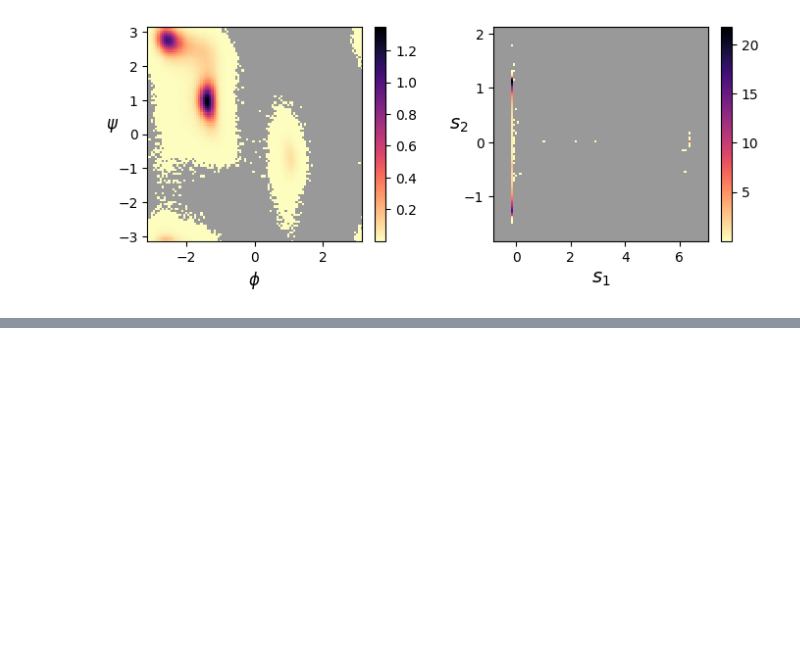
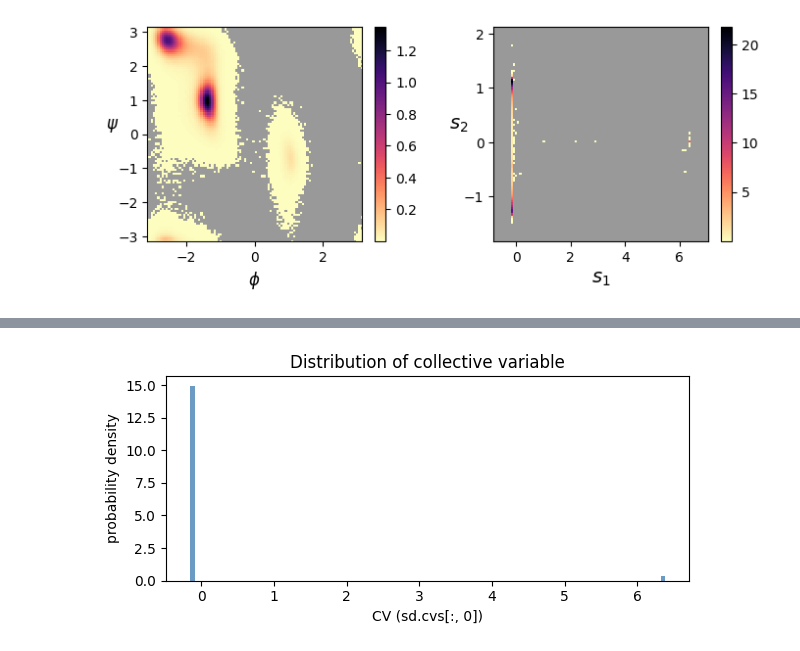
Before and after one commit to bbharland/vac-metad, a Jupyter notebook: 2-vacuum-simulation.ipynb, the cells around one changed output, grey strips where cells are left out. Saved outputs shown, nothing was run; the diff lists cells and outputs as text; code cells hidden in the pictures; blank space fills up the shorter version.

```diff
--- a/2-vacuum-simulation.ipynb
+++ b/2-vacuum-simulation.ipynb
@@ -270,0 +291,12 @@ fig.tight_layout()
+# %%
+cv = sd.cvs[:, 0]
+
+fig, ax = plt.subplots(figsize=(6, 3))
+ax.hist(cv, bins=100, density=True, color="steelblue", alpha=0.8)
+ax.set_xlabel("CV (sd.cvs[:, 0])")
+ax.set_ylabel("probability density")
+ax.set_title("Distribution of collective variable")
+plt.tight_layout()
+plt.show()
+# %% [output]
+[figure, added]
```
Also changed, not shown: parts of 8 cells of this notebook, 5 other files.
